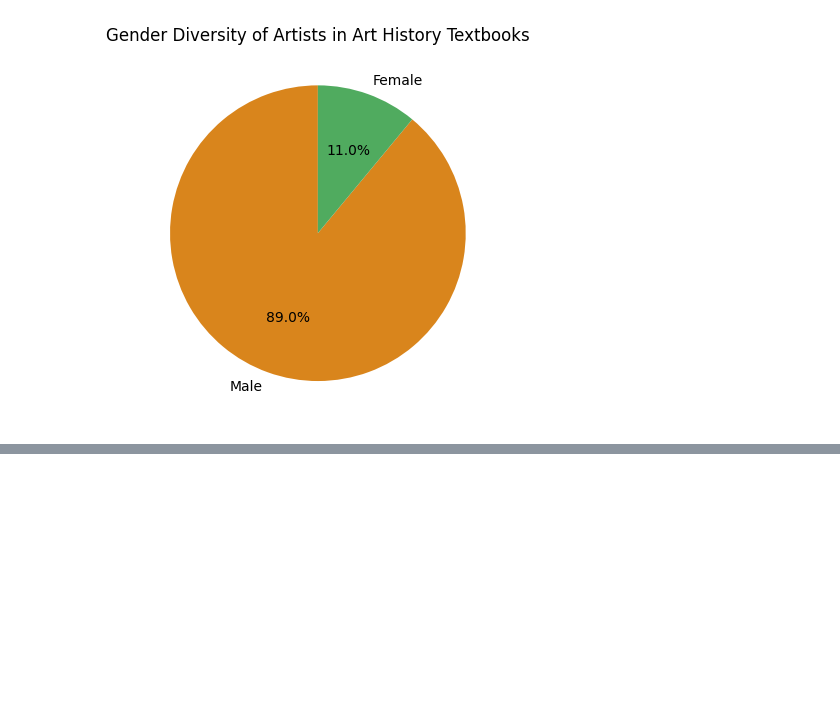
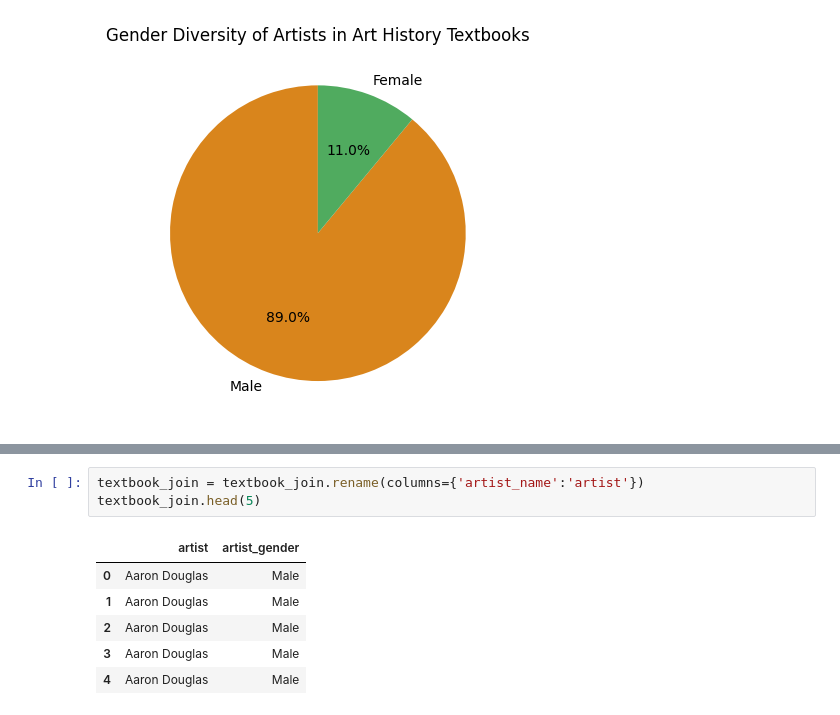
Before and after one commit to Marisa-Paolucci/MoMA-project, a Jupyter notebook: src/04_analyze.ipynb, the cells around one changed output, grey strips where cells are left out. Cells and saved outputs as stored; diff of their text form; blank space fills up the shorter version.

```diff
--- a/src/04_analyze.ipynb
+++ b/src/04_analyze.ipynb
@@ -245,0 +269,10 @@ plt.show()
+# %%
+textbook_join = textbook_join.rename(columns={'artist_name':'artist'})
+textbook_join.head(5)
+# %% [output]
+|  | artist | artist_gender |
+| 0 | Aaron Douglas | Male |
+| 1 | Aaron Douglas | Male |
+| 2 | Aaron Douglas | Male |
+| 3 | Aaron Douglas | Male |
+| 4 | Aaron Douglas | Male |
```
Also changed, not shown: parts of 17 cells of this notebook, 2 other files.
